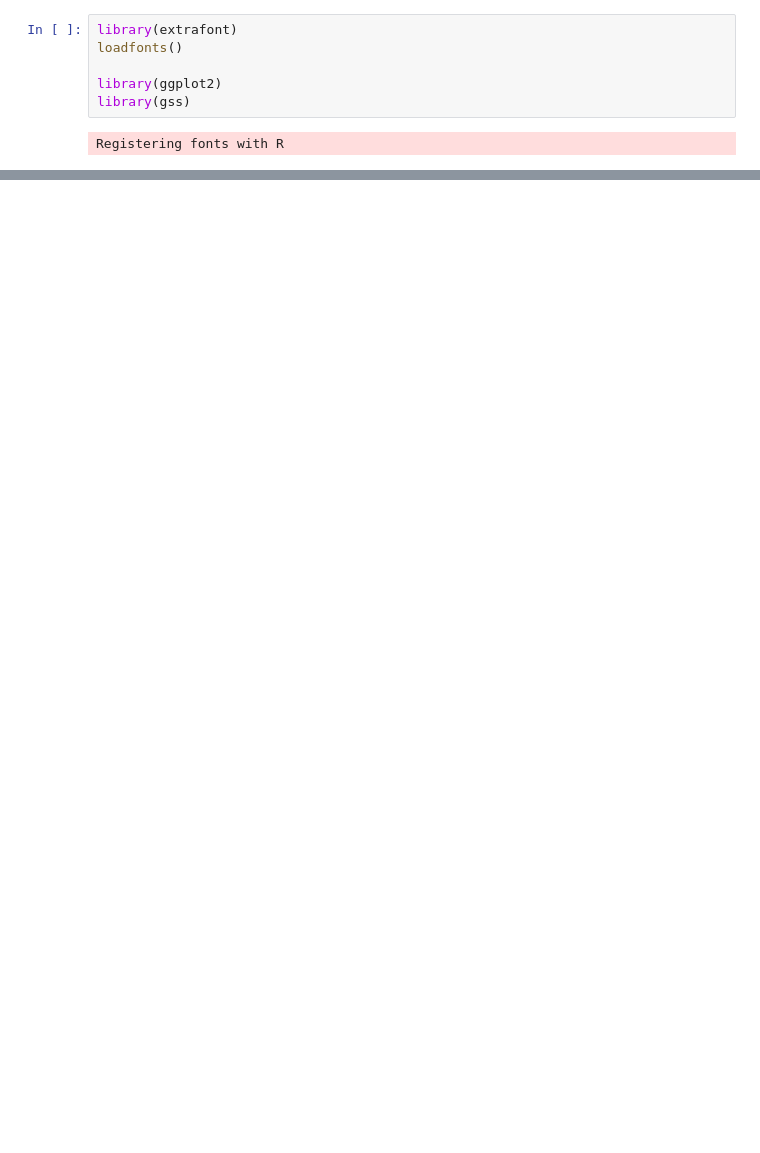
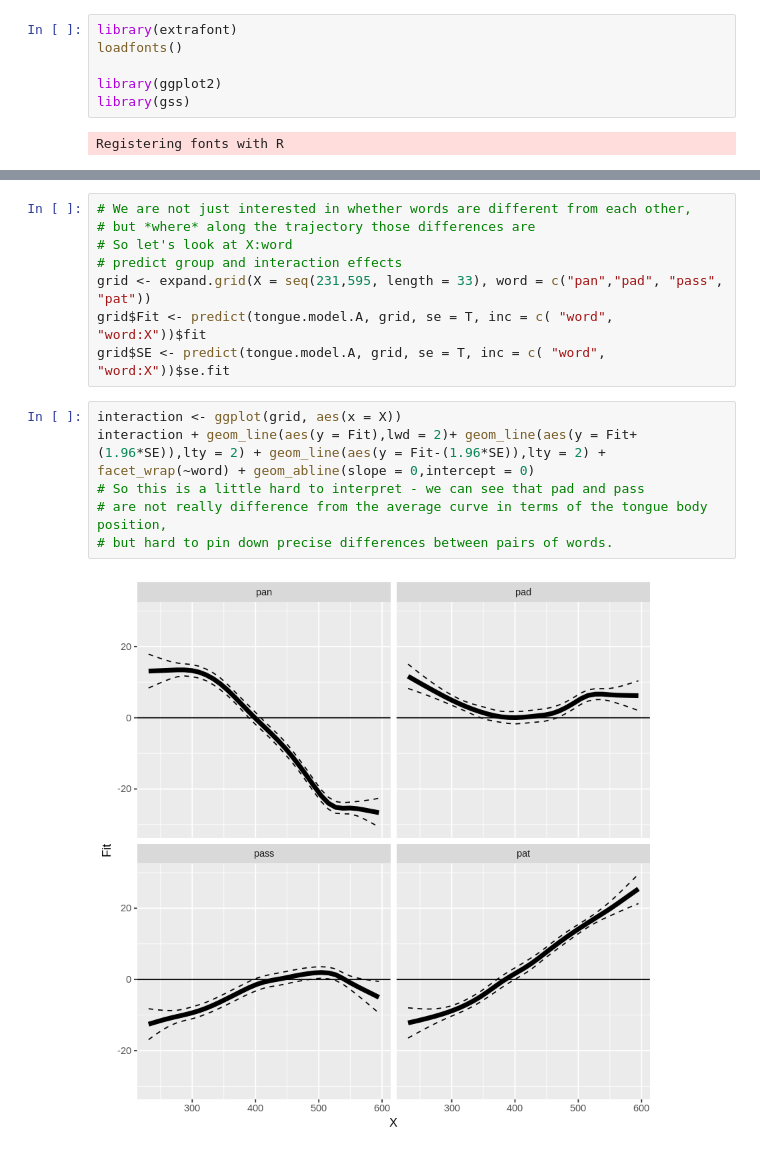
Before and after one commit to SchattenGenie/statsbio, a Jupyter notebook: seminars/09_anova/ssanova.ipynb, the cells around one changed output, grey strips where cells are left out. Drawn from its saved outputs; the diff is of its cells as text; blank space fills up the shorter version.

```diff
--- a/seminars/09_anova/ssanova.ipynb
+++ b/seminars/09_anova/ssanova.ipynb
@@ -45,0 +161,16 @@ C.tokens + geom_line(aes(y=Y), alpha = 0.8, size=1) + scale_y_reverse(limits = c
+# %%
+# We are not just interested in whether words are different from each other,
+# but *where* along the trajectory those differences are
+# So let's look at X:word
+# predict group and interaction effects
+grid <- expand.grid(X = seq(231,595, length = 33), word = c("pan","pad", "pass", "pat"))
+grid$Fit <- predict(tongue.model.A, grid, se = T, inc = c( "word", "word:X"))$fit
+grid$SE <- predict(tongue.model.A, grid, se = T, inc = c( "word", "word:X"))$se.fit
+# %%
+interaction <- ggplot(grid, aes(x = X))
+interaction + geom_line(aes(y = Fit),lwd = 2)+ geom_line(aes(y = Fit+(1.96*SE)),lty = 2) + geom_line(aes(y = Fit-(1.96*SE)),lty = 2) + facet_wrap(~word) + geom_abline(slope = 0,intercept = 0)
+# So this is a little hard to interpret - we can see that pad and pass
+# are not really difference from the average curve in terms of the tongue body position,
+# but hard to pin down precise differences between pairs of words.
+# %% [output]
+[figure, added]
```
Also changed, not shown: parts of 25 cells of this notebook, 54 other files.
